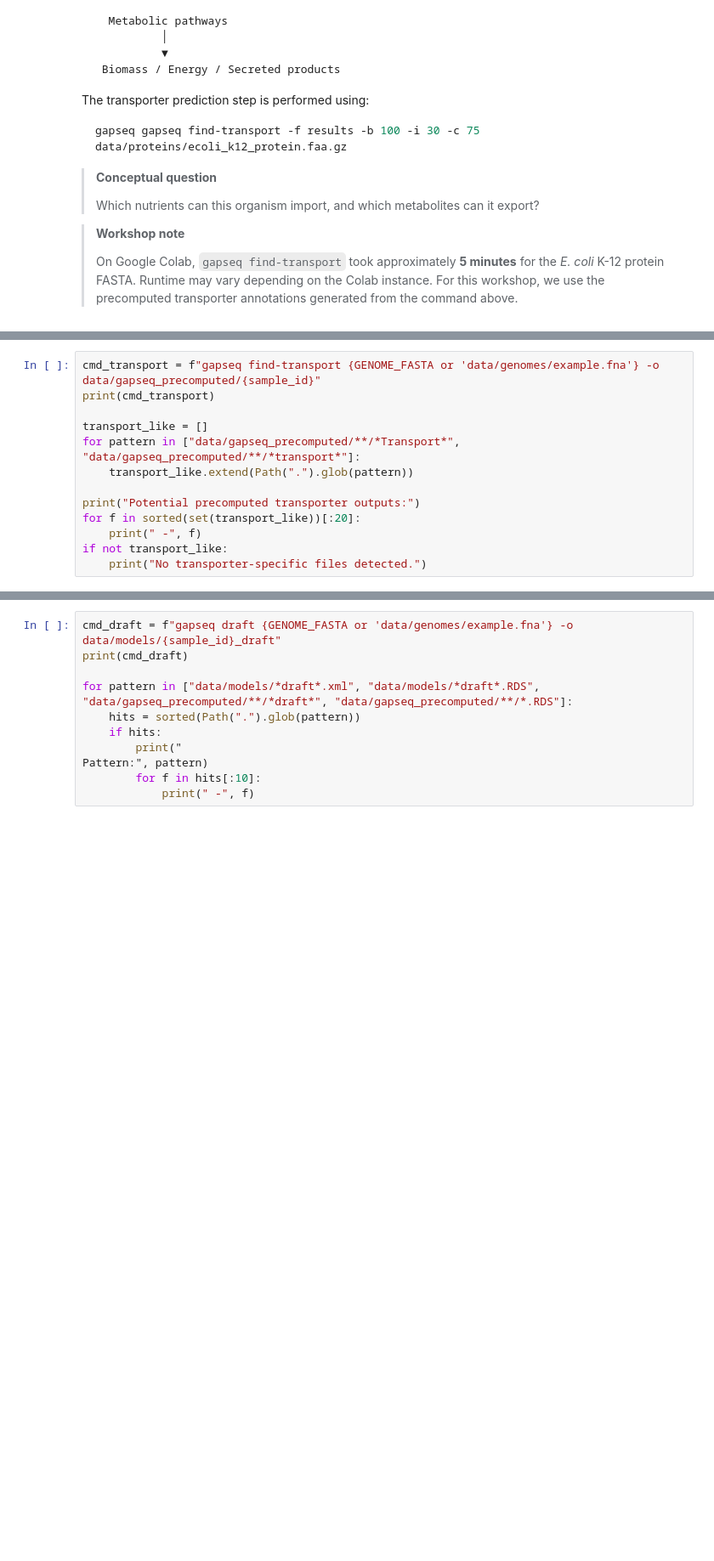
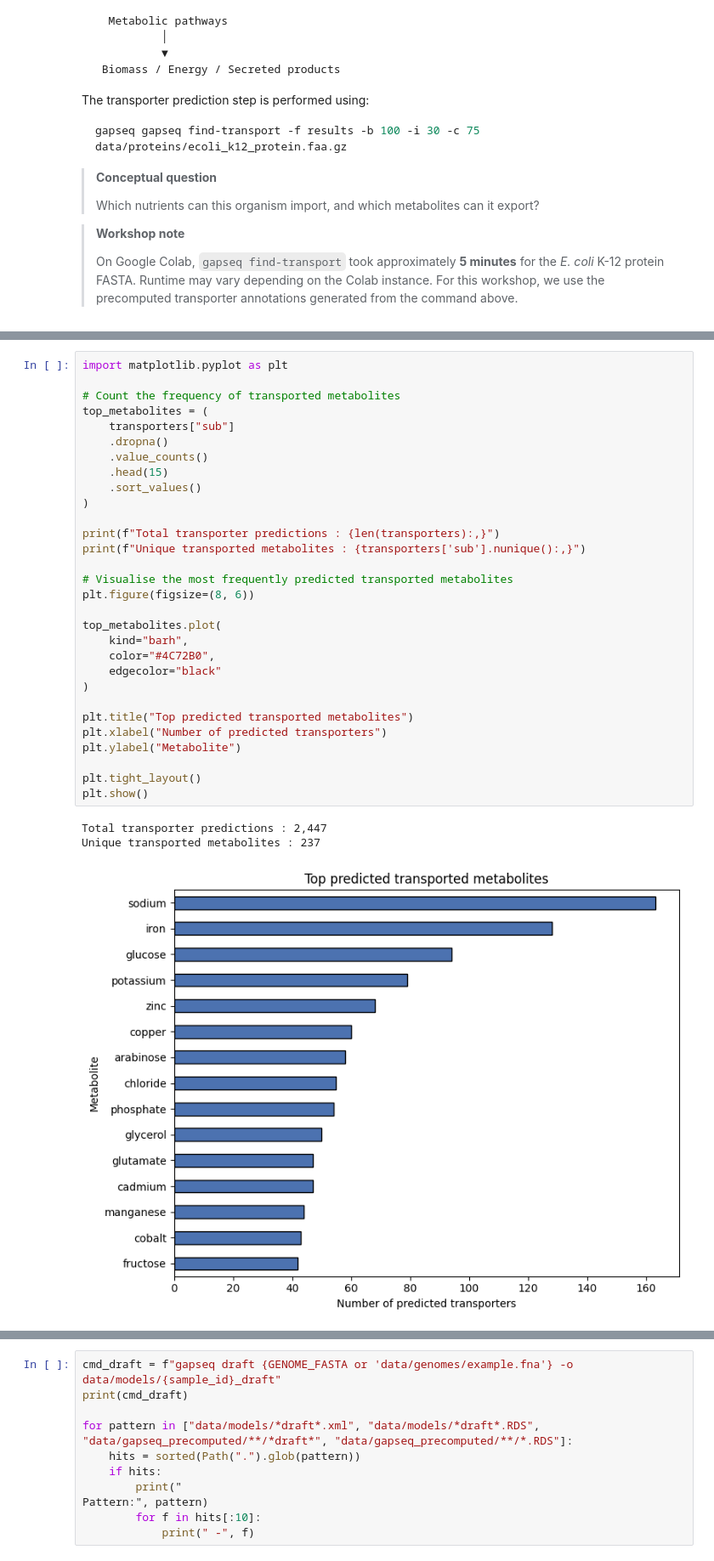
Before and after one commit to kshitijtandon/fisabio-gapseq-workshop, a Jupyter notebook: notebooks/FISABIO_gapseq_workshop.ipynb, the cells around one changed output, grey strips where cells are left out. Shown at 85% size. Saved outputs shown, nothing was run; the diff lists cells and outputs as text; blank space fills up the shorter version.

```diff
--- a/notebooks/FISABIO_gapseq_workshop.ipynb
+++ b/notebooks/FISABIO_gapseq_workshop.ipynb
@@ -574,13 +568,0 @@ Process is interrupted.
-# %%
-cmd_transport = f"gapseq find-transport {GENOME_FASTA or 'data/genomes/example.fna'} -o data/gapseq_precomputed/{sample_id}"
-print(cmd_transport)
-
-transport_like = []
-for pattern in ["data/gapseq_precomputed/**/*Transport*", "data/gapseq_precomputed/**/*transport*"]:
-    transport_like.extend(Path(".").glob(pattern))
-
-print("Potential precomputed transporter outputs:")
-for f in sorted(set(transport_like))[:20]:
-    print(" -", f)
-if not transport_like:
-    print("No transporter-specific files detected.")
@@ -597,0 +649,34 @@ The draft model combines reaction and transport evidence into a structured netwo
+# %%
+import matplotlib.pyplot as plt
+
+# Count the frequency of transported metabolites
+top_metabolites = (
+    transporters["sub"]
+    .dropna()
+    .value_counts()
+    .head(15)
+    .sort_values()
+)
+
+print(f"Total transporter predictions : {len(transporters):,}")
+print(f"Unique transported metabolites : {transporters['sub'].nunique():,}")
+
+# Visualise the most frequently predicted transported metabolites
+plt.figure(figsize=(8, 6))
+
+top_metabolites.plot(
+    kind="barh",
+    color="#4C72B0",
+    edgecolor="black"
+)
+
+plt.title("Top predicted transported metabolites")
+plt.xlabel("Number of predicted transporters")
+plt.ylabel("Metabolite")
+
+plt.tight_layout()
+plt.show()
+# %% [output]
+Total transporter predictions : 2,447
+Unique transported metabolites : 237
+[figure, added]
```
Also changed, not shown: parts of 10 cells of this notebook.
